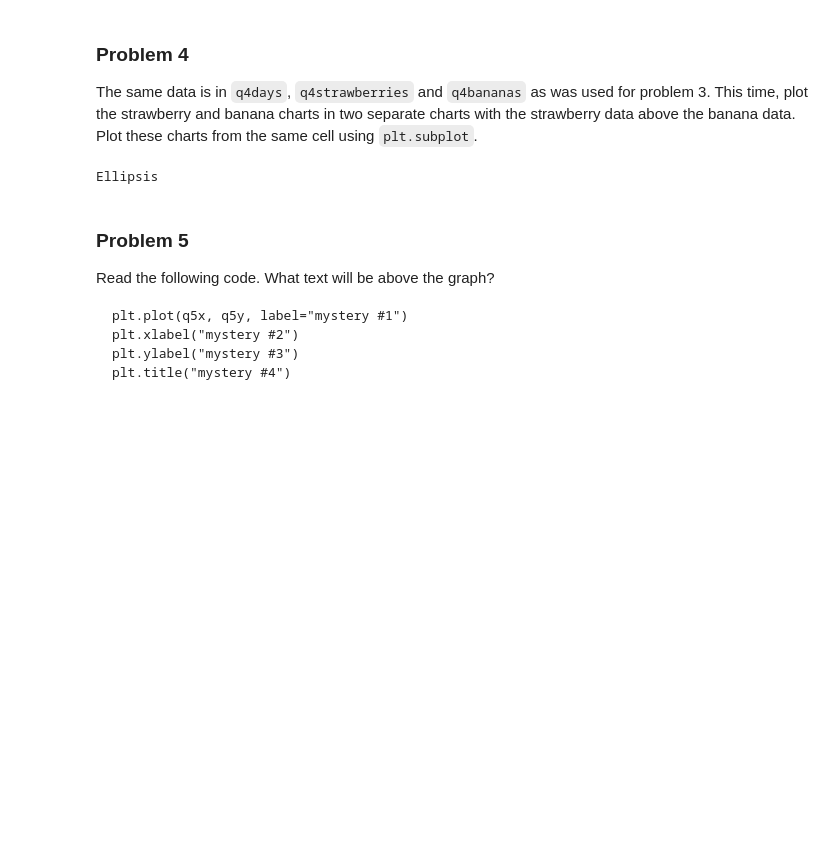
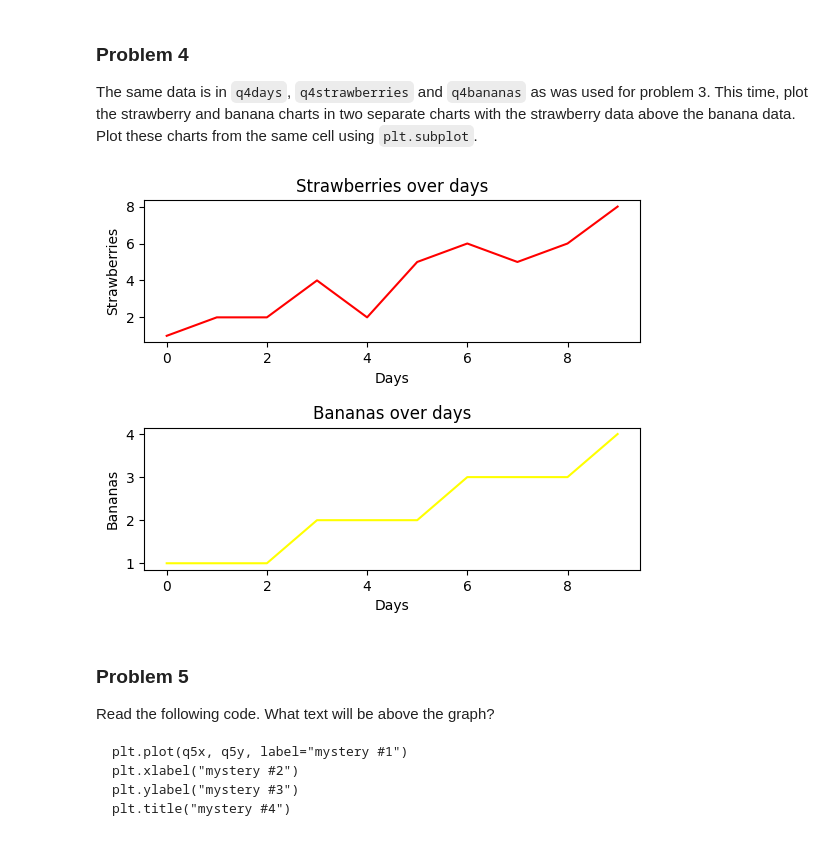
Before and after one commit to garikapativineet/dx602-homework-05, a Jupyter notebook: homework.ipynb, the cells around one changed output. Cells and saved outputs as stored; diff of their text form; code cells hidden in the pictures; blank space fills up the shorter version.

```diff
--- a/homework.ipynb
+++ b/homework.ipynb
@@ -134,12 +136,24 @@ Plot these charts from the same cell using `plt.subplot`.
 q4days = range(10)
 q4strawberries = [1, 2, 2, 4, 2, 5, 6, 5, 6, 8]
 q4bananas = [1, 1, 1, 2, 2, 2, 3, 3, 3, 4]
-# %%
-# YOUR CHANGES HERE
-
-...
-# %% [output]
-Ellipsis
+# %%
+# YOUR CHANGES HERE
+
+value=[q4strawberries,q4bananas]
+colors=["red","yellow"]
+fruit=["Strawberries","Bananas"]
+
+for i in range(len(value)):
+    plt.subplot(2,1,i+1)
+    plt.plot(q4days, value[i],color=colors[i])
+    plt.xlabel("Days")
+    plt.ylabel(fruit[i])
+    plt.title(f"{fruit[i]} over days")
+
+plt.subplots_adjust(hspace=0.6)
+plt.show()
+# %% [output]
+[figure, added]
 # %% [markdown]
 ### Problem 5
 
```
Also changed, not shown: parts of 15 cells of this notebook.
